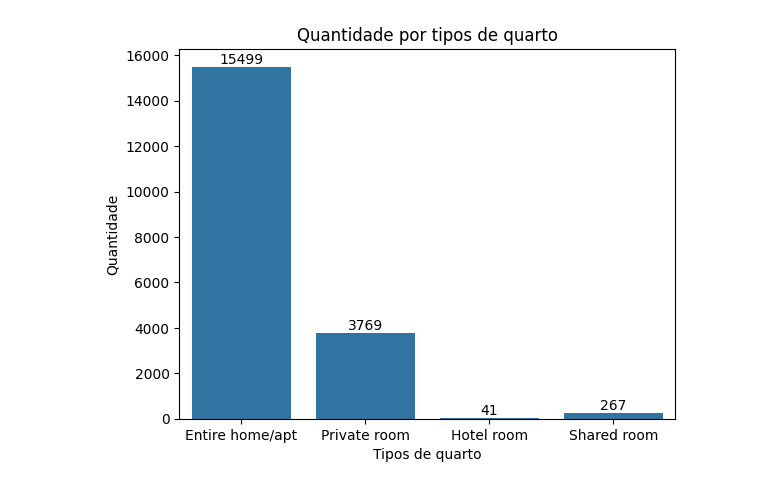
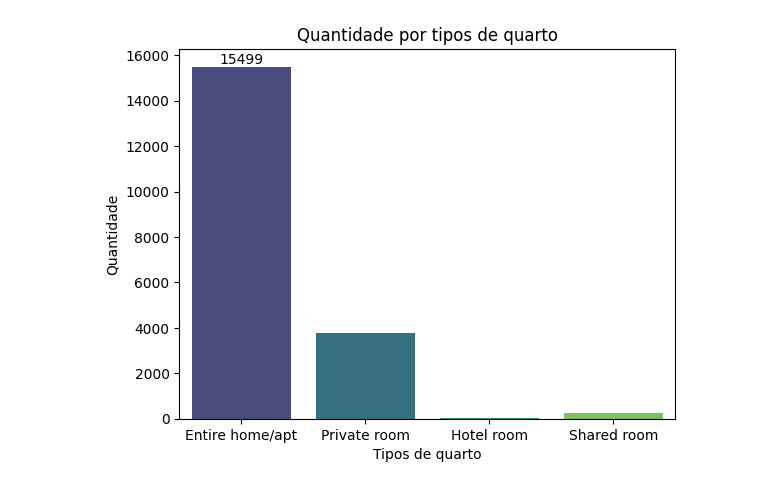
Before and after one commit to ysngwn/ach2177, a Jupyter notebook: trabalho.ipynb, the cells around one changed output. Cells and saved outputs as stored; diff of their text form; code cells hidden in the pictures.

```diff
--- a/trabalho.ipynb
+++ b/trabalho.ipynb
@@ -23,6 +24,6 @@ df_price = df[['room_type', 'price', 'number_of_reviews', 'availability_365']].c
 # %%
 # cut outliers
 
-df_price = df_price[df_price.price < df_price.price.std()]
-df_price
+df = df[df.price < df.price.std()]
+df
 # %% [output]
@@ -42,17 +43,19 @@ df_price
 # %%
 # Qual a distribuição de preços entre os tipos de acomodação?
 
 ax = sns.countplot(
-    data=df_price,
+    data=df,
     x='room_type',
+    hue='room_type',
+    palette='viridis'
 )
 
 ax.bar_label(ax.containers[0])
 ax.set_title('Quantidade por tipos de quarto')
 ax.set_xlabel('Tipos de quarto')
 ax.set_ylabel('Quantidade')
 ax.grid(False)
 
 plt.show()
 # %% [output]
-[figure, old version]
+[figure, new version]
```
Also changed, not shown: parts of 8 cells of this notebook.
